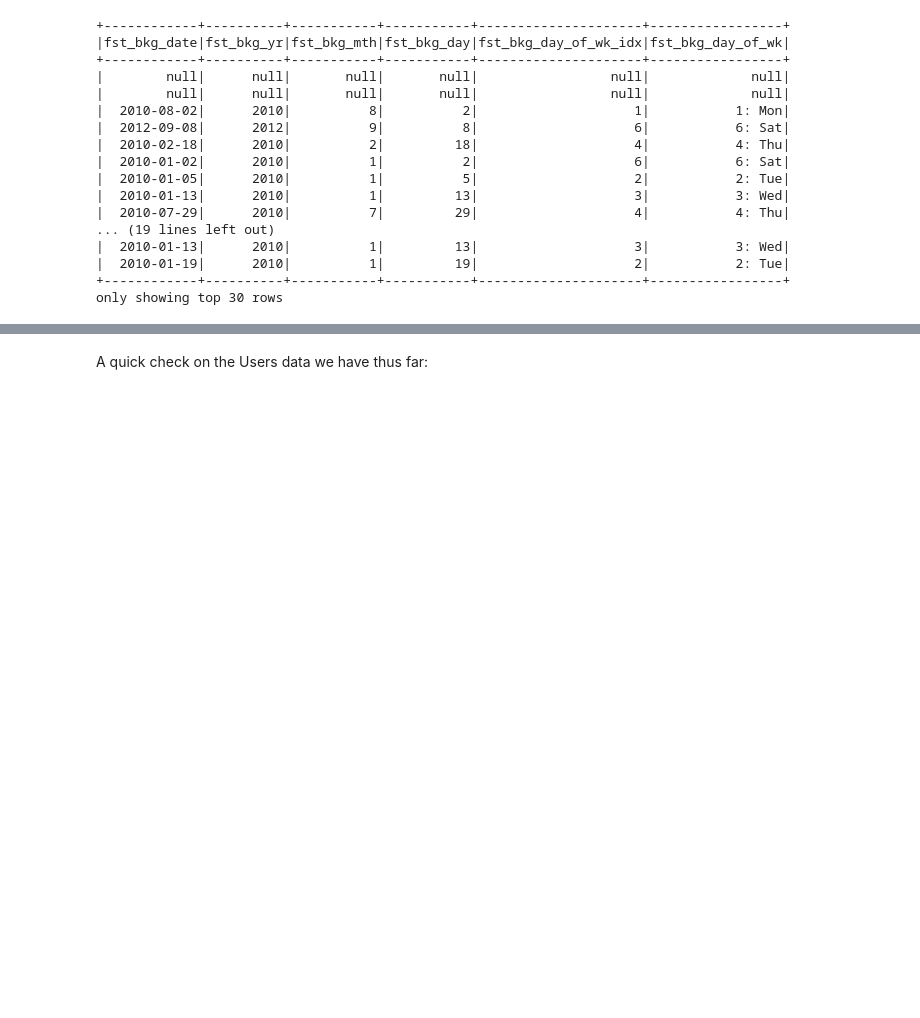
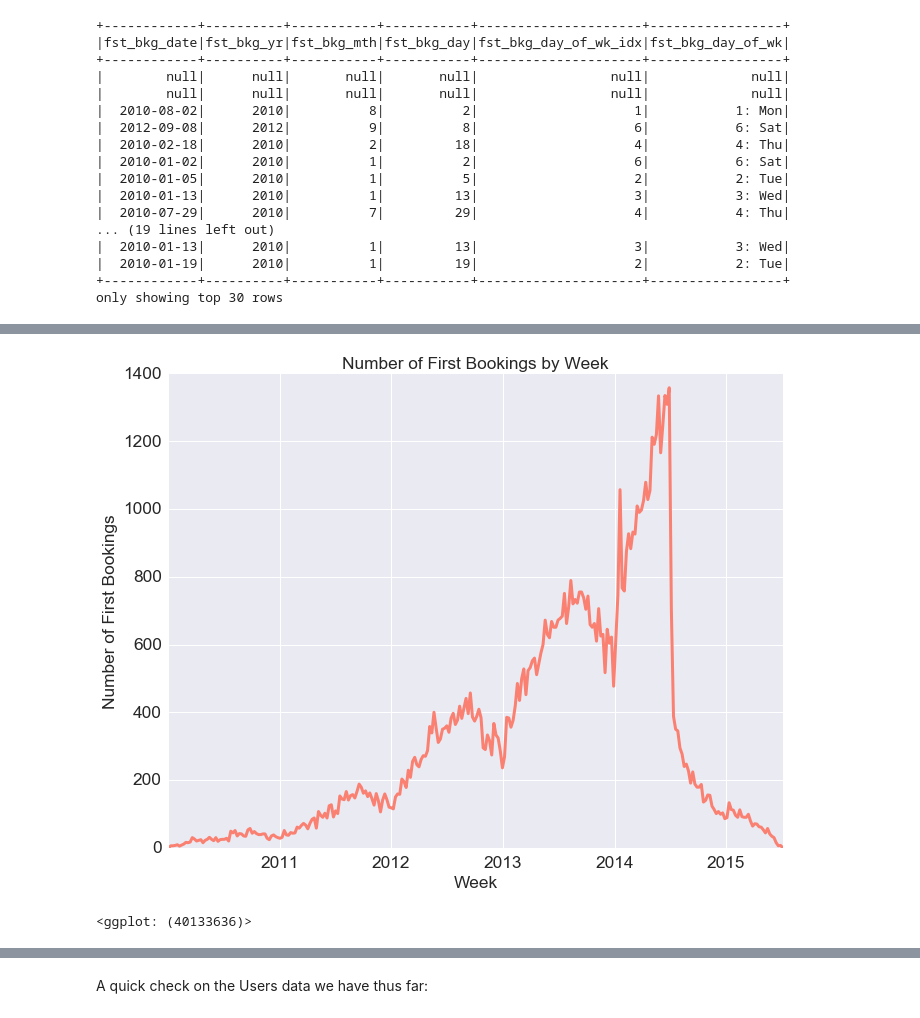
Before and after one commit to ChicagoBoothAnalytics/RelationalData, a Jupyter notebook: Cases/Kaggle AirBnB/Python/KaggleAirBnB-PythonPandas-PySparkSQLDataFrame.ipynb, the cells around one changed output, grey strips where cells are left out. Drawn from its saved outputs; the diff is of its cells as text; code cells hidden in the pictures; blank space fills up the shorter version.

```diff
--- a/Cases/Kaggle AirBnB/Python/KaggleAirBnB-PythonPandas-PySparkSQLDataFrame.ipynb
+++ b/Cases/Kaggle AirBnB/Python/KaggleAirBnB-PythonPandas-PySparkSQLDataFrame.ipynb
@@ -2288,0 +2212,25 @@ cleaned_and_imputed_user_vars_to_select_str = \
+# %%
+ggplot.ggplot(
+        ggplot.aes(
+            x='sunday_end_of_week',
+            y='nb_first_bookings_in_week'),
+        data=nb_first_bookings_by_week_df) + \
+    ggplot.geom_line(
+        color='salmon',
+        linetype='solid',
+        size=3) + \
+    ggplot.ggtitle('Number of First Bookings by Week') + \
+    ggplot.xlab('Week') + ggplot.ylab('Number of First Bookings') + \
+    ggplot.theme_matplotlib(
+        rc={   # customize MatPlotLib: http://matplotlib.org/users/customizing.html
+            'figure.figsize': (11, 8.5),
+            'figure.titlesize': 'xx-large',
+            'figure.titleweight': 'normal',
+            'axes.titlesize': 'xx-large',
+            'axes.labelsize': 'xx-large',
+            'xtick.labelsize': 'xx-large',
+            'ytick.labelsize': 'xx-large'},
+        matplotlib_defaults=False)
+# %% [output]
+[figure, added]
+<ggplot: (40133636)>
```
Also changed, not shown: parts of 25 cells of this notebook.
